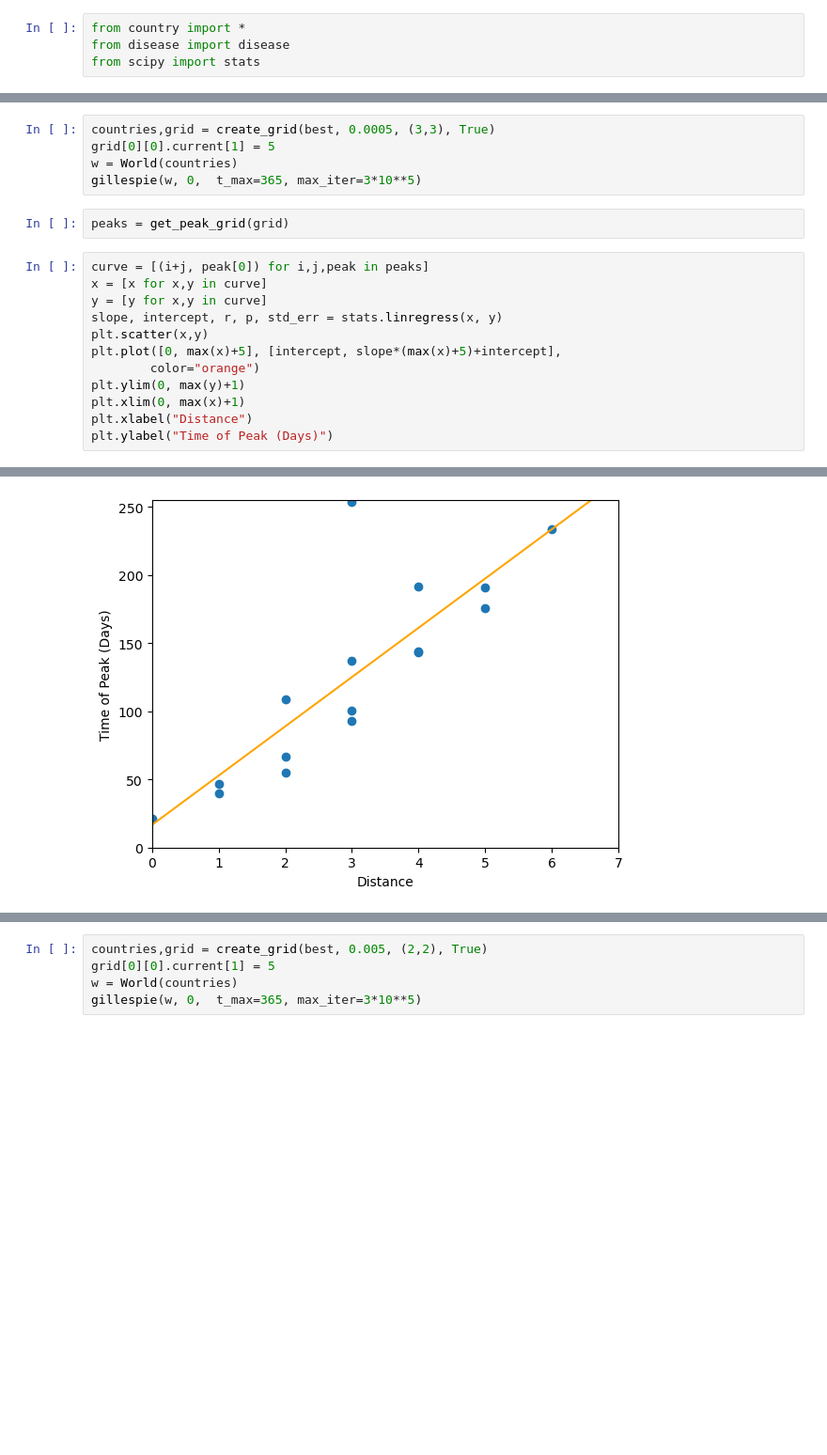
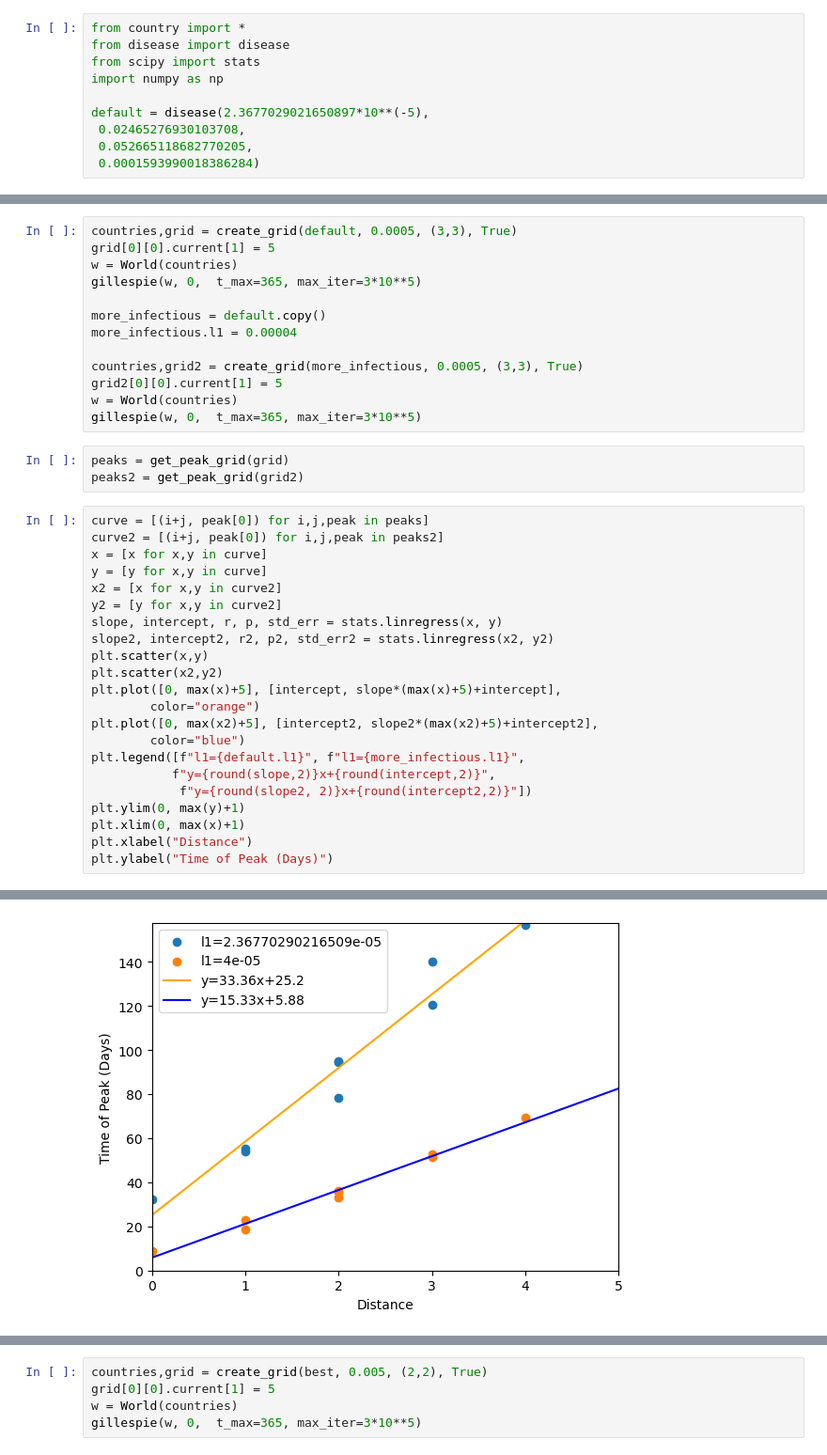
Before and after one commit to ScottBlyth/SIRD_Model, a Jupyter notebook: plots.ipynb, the cells around one changed output, grey strips where cells are left out. Shown: that part at 94% size. Drawn from its saved outputs; the diff is of its cells as text; blank space fills up the shorter version.

```diff
--- a/plots.ipynb
+++ b/plots.ipynb
@@ -2,4 +2,10 @@
 from country import *
 from disease import disease
 from scipy import stats
+import numpy as np
+
+default = disease(2.3677029021650897*10**(-5),
+ 0.02465276930103708,
+ 0.052665118682770205,
+ 0.0001593990018386284)
 # %%
@@ -76,26 +86,45 @@ def get_peak_grid(grid):
             peaks.append((i, j, get_peak(infections)))
     return peaks
 # %%
-countries,grid = create_grid(best, 0.0005, (3,3), True)
+countries,grid = create_grid(default, 0.0005, (3,3), True)
 grid[0][0].current[1] = 5
 w = World(countries)
 gillespie(w, 0,  t_max=365, max_iter=3*10**5)
+
+more_infectious = default.copy()
+more_infectious.l1 = 0.00004
+
+countries,grid2 = create_grid(more_infectious, 0.0005, (3,3), True)
+grid2[0][0].current[1] = 5
+w = World(countries)
+gillespie(w, 0,  t_max=365, max_iter=3*10**5)
 # %%
 peaks = get_peak_grid(grid)
+peaks2 = get_peak_grid(grid2)
 # %%
 curve = [(i+j, peak[0]) for i,j,peak in peaks]
+curve2 = [(i+j, peak[0]) for i,j,peak in peaks2]
 x = [x for x,y in curve]
 y = [y for x,y in curve]
+x2 = [x for x,y in curve2]
+y2 = [y for x,y in curve2]
 slope, intercept, r, p, std_err = stats.linregress(x, y)
+slope2, intercept2, r2, p2, std_err2 = stats.linregress(x2, y2)
 plt.scatter(x,y)
+plt.scatter(x2,y2)
 plt.plot([0, max(x)+5], [intercept, slope*(max(x)+5)+intercept],
         color="orange")
+plt.plot([0, max(x2)+5], [intercept2, slope2*(max(x2)+5)+intercept2],
+        color="blue")
+plt.legend([f"l1={default.l1}", f"l1={more_infectious.l1}",
+           f"y={round(slope,2)}x+{round(intercept,2)}",
+            f"y={round(slope2, 2)}x+{round(intercept2,2)}"])
 plt.ylim(0, max(y)+1)
 plt.xlim(0, max(x)+1)
 plt.xlabel("Distance")
 plt.ylabel("Time of Peak (Days)")
 # %% [output]
 Text(0, 0.5, 'Time of Peak (Days)')
-[figure, old version]
+[figure, new version]
 # %%
 print(slope, intercept, r**2)
```
Also changed, not shown: parts of 19 cells of this notebook, 9 other files.
